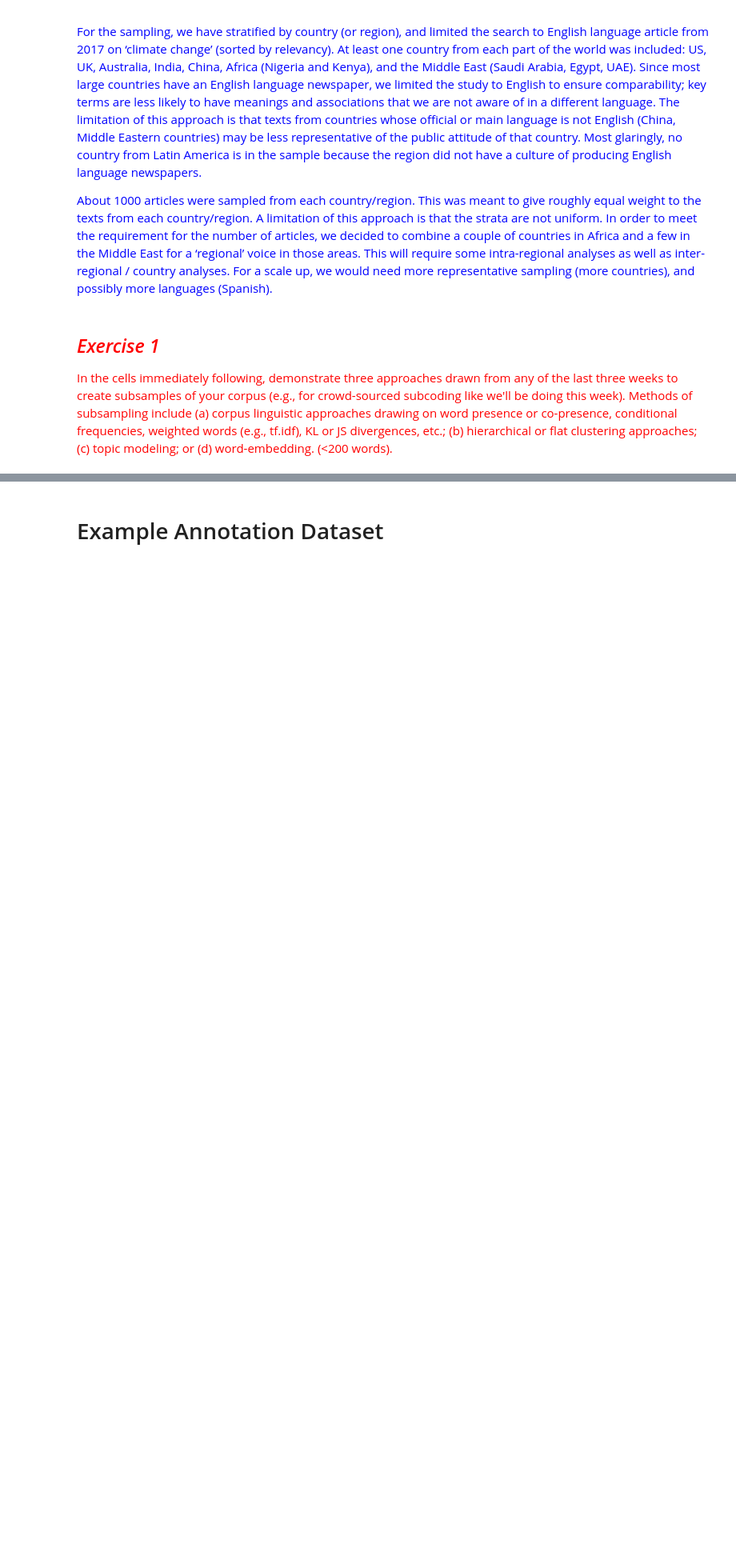
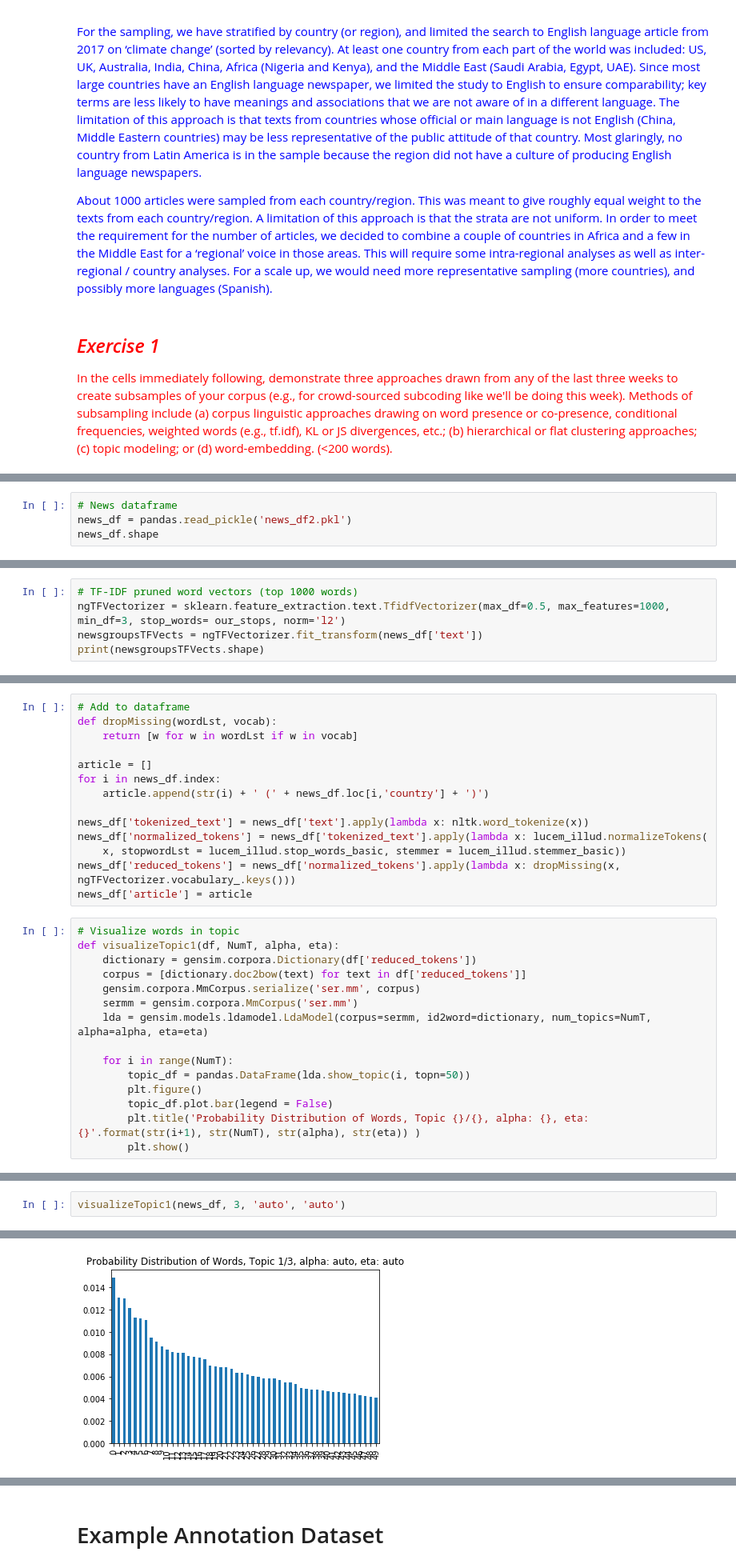
Before and after one commit to sunnyjooey/content-analysis-2018, a Jupyter notebook: 5-Reliability/5-Reliability.ipynb, the cells around one changed output, grey strips where cells are left out. Shown at 80% size. Saved outputs shown, nothing was run; the diff lists cells and outputs as text; blank space fills up the shorter version.

```diff
--- a/5-Reliability/5-Reliability.ipynb
+++ b/5-Reliability/5-Reliability.ipynb
@@ -75,0 +88,4 @@ import os.path #For managing file paths
+# %%
+# News dataframe
+news_df = pandas.read_pickle('news_df2.pkl')
+news_df.shape
@@ -75,0 +107,5 @@ import os.path #For managing file paths
+# %%
+# TF-IDF pruned word vectors (top 1000 words)
+ngTFVectorizer = sklearn.feature_extraction.text.TfidfVectorizer(max_df=0.5, max_features=1000, min_df=3, stop_words= our_stops, norm='l2')
+newsgroupsTFVects = ngTFVectorizer.fit_transform(news_df['text'])
+print(newsgroupsTFVects.shape)
@@ -75,0 +229,29 @@ import os.path #For managing file paths
+# %%
+# Add to dataframe
+def dropMissing(wordLst, vocab):
+    return [w for w in wordLst if w in vocab]
+
+article = []
+for i in news_df.index:
+    article.append(str(i) + ' (' + news_df.loc[i,'country'] + ')')
+
+news_df['tokenized_text'] = news_df['text'].apply(lambda x: nltk.word_tokenize(x))
+news_df['normalized_tokens'] = news_df['tokenized_text'].apply(lambda x: lucem_illud.normalizeTokens(
+    x, stopwordLst = lucem_illud.stop_words_basic, stemmer = lucem_illud.stemmer_basic))
+news_df['reduced_tokens'] = news_df['normalized_tokens'].apply(lambda x: dropMissing(x, ngTFVectorizer.vocabulary_.keys()))
+news_df['article'] = article
+# %%
+# Visualize words in topic
+def visualizeTopic1(df, NumT, alpha, eta):
+    dictionary = gensim.corpora.Dictionary(df['reduced_tokens'])
+    corpus = [dictionary.doc2bow(text) for text in df['reduced_tokens']]
+    gensim.corpora.MmCorpus.serialize('ser.mm', corpus)
+    sermm = gensim.corpora.MmCorpus('ser.mm')
+    lda = gensim.models.ldamodel.LdaModel(corpus=sermm, id2word=dictionary, num_topics=NumT, alpha=alpha, eta=eta)
+
+    for i in range(NumT):
+        topic_df = pandas.DataFrame(lda.show_topic(i, topn=50))
+        plt.figure()
+        topic_df.plot.bar(legend = False)
+        plt.title('Probability Distribution of Words, Topic {}/{}, alpha: {}, eta: {}'.format(str(i+1), str(NumT), str(alpha), str(eta)) )
+        plt.show()
@@ -75,0 +299,3 @@ import os.path #For managing file paths
+# %%
+visualizeTopic1(news_df, 3, 'auto', 'auto')
+# %% [output]
@@ -75,0 +303 @@ import os.path #For managing file paths
+[figure, added]
```
Also changed, not shown: parts of 18 cells of this notebook.
